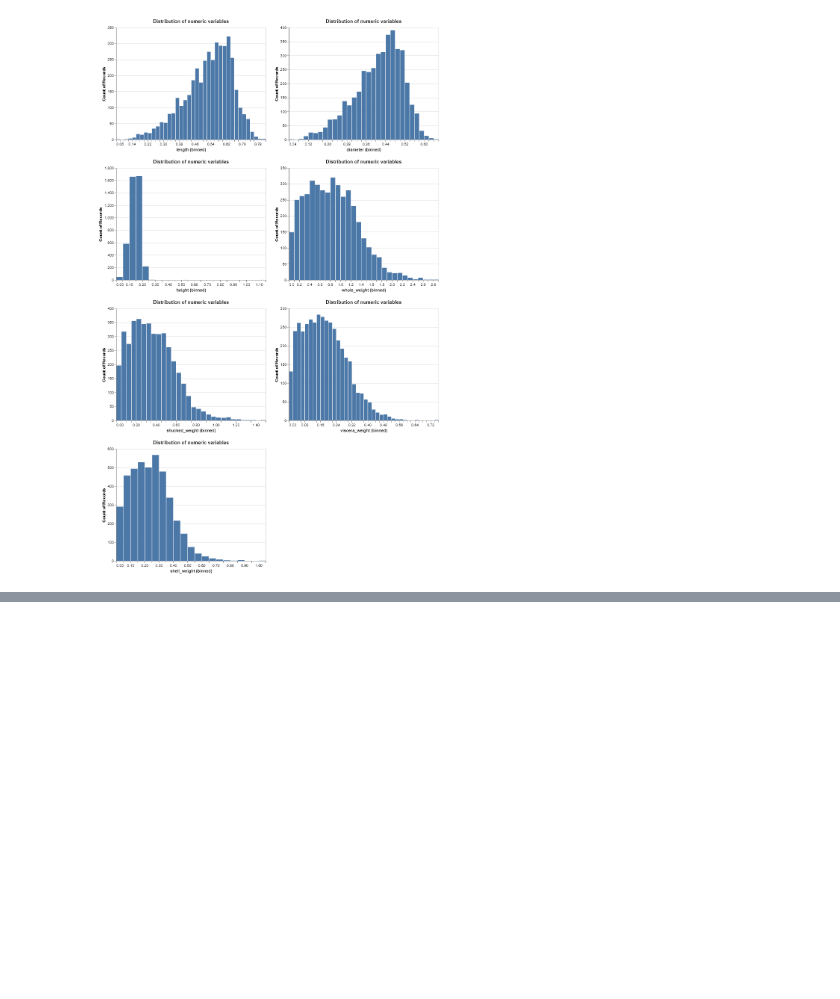
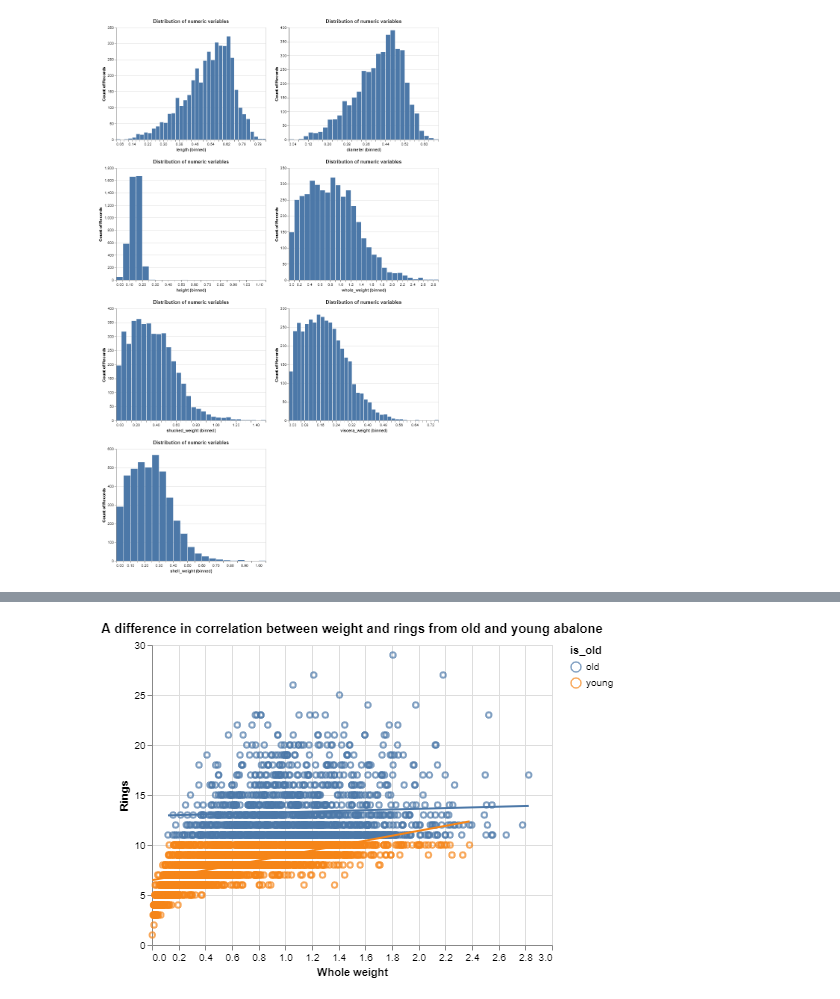
Before and after one commit to veerupandey/abalone_age_classification, a Jupyter notebook: src/eda/eda.ipynb, the cells around one changed output, grey strips where cells are left out. Drawn from its saved outputs; the diff is of its cells as text; code cells hidden in the pictures; blank space fills up the shorter version.

```diff
--- a/src/eda/eda.ipynb
+++ b/src/eda/eda.ipynb
@@ -60,0 +109,9 @@ alt.Chart(df, title = 'Distribution of numeric variables').mark_bar().encode(
+# %%
+point_weight = alt.Chart(df, title = 'A difference in correlation between weight and rings from old and young abalone').mark_point().encode(
+    x = alt.X('whole_weight', title = 'Whole weight'),
+    y = alt.Y('rings', title = 'Rings'),
+    color = 'is_old'
+)
+point_weight + point_weight.transform_regression('whole_weight', 'rings', groupby = ['is_old']).mark_line(color = 'red')
+# %% [output]
+[figure, added]
```
Also changed, not shown: parts of 9 cells of this notebook.
